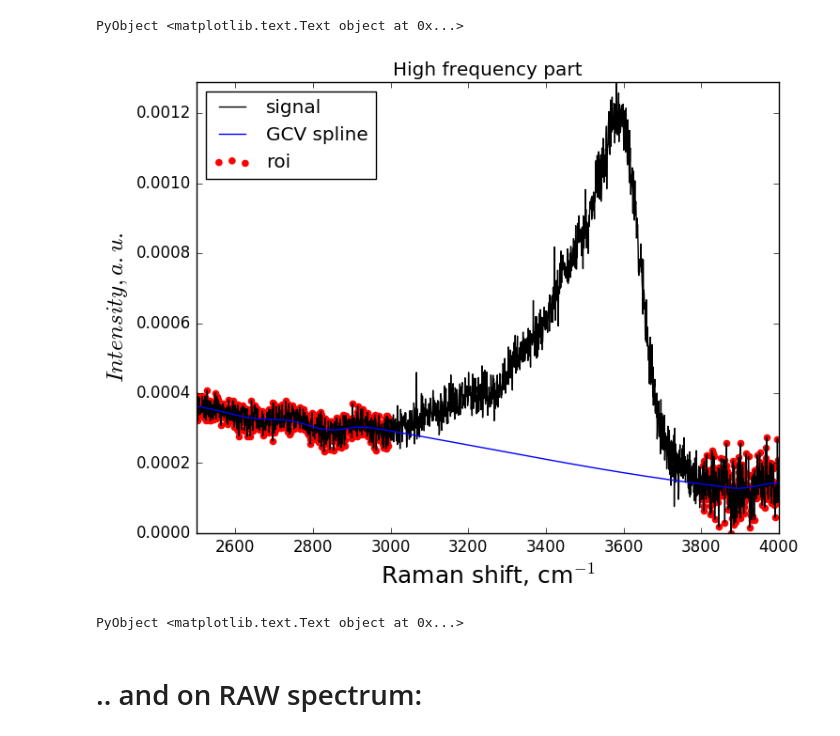
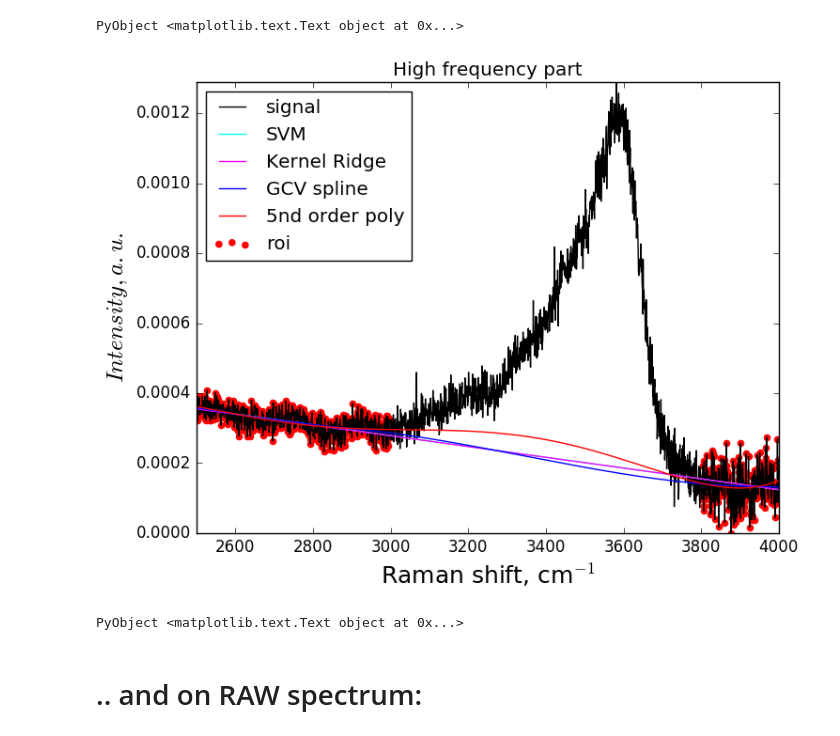
Before and after one commit to charlesll/Spectra.jl, a Jupyter notebook: examples/Baseline_examples.ipynb, the cells around one changed output. Cells and saved outputs as stored; diff of their text form; code cells hidden in the pictures.

```diff
--- a/examples/Baseline_examples.ipynb
+++ b/examples/Baseline_examples.ipynb
@@ -95,27 +102,27 @@ PyObject <matplotlib.text.Text object at 0x...>
 # %%
 x_fit=x[x.>2500.]
 y_fit=y_long[x.>2500.]
 
-#y_svm, bas_svm = baseline(x_fit,y_fit,roi,"SVMregression")
-#y_kr, bas_kr = baseline(x_fit,y_fit,roi,"KRregression")
-y_gcvspline, bas_gcvspline, xy_out = baseline(x_fit,y_fit,roi,"gcvspline",p=0.4,roi_out="yes")
-#y_poly, bas_poly = baseline(x_fit,y_fit,roi,"poly",p=5.0)
+y_svm, bas_svm = baseline(x_fit,y_fit,roi,"SVMregression")
+y_kr, bas_kr = baseline(x_fit,y_fit,roi,"KRregression")
+y_gcvspline, bas_gcvspline, xy_out = baseline(x_fit,y_fit,roi,"gcvspline",p=1.0,roi_out="yes")
+y_poly, bas_poly = baseline(x_fit,y_fit,roi,"poly",p=5.0)
 
 figure()
 title("High frequency part")
 plot(x_fit,y_fit,"black",label="signal")
 scatter(xy_out[:,1],xy_out[:,2],color="red",label="roi")
-#plot(x_fit,bas_svm,"cyan",label="SVM")
-#plot(x_fit,bas_kr,"magenta",label="Kernel Ridge")
+plot(x_fit,bas_svm,"cyan",label="SVM")
+plot(x_fit,bas_kr,"magenta",label="Kernel Ridge")
 plot(x_fit,bas_gcvspline,"blue",label="GCV spline")
-#plot(x_fit,bas_poly,"red",label="5nd order poly")
+plot(x_fit,bas_poly,"red",label="5nd order poly")
 xlim(2500,4000)
 ylim(0,maximum(y_fit[x_fit.>2500]))
 legend(loc="best")
 xlabel(L"Raman shift, cm$^{-1}$",fontsize=18)
 ylabel(L"Intensity, a. u.",fontsize=18)
 # %% [output]
-[figure, old version]
+[figure, new version]
 PyObject <matplotlib.text.Text object at 0x...>
 # %% [markdown]
 # .. and on RAW spectrum:
```
Also changed, not shown: parts of 4 cells of this notebook, 4 other files.
